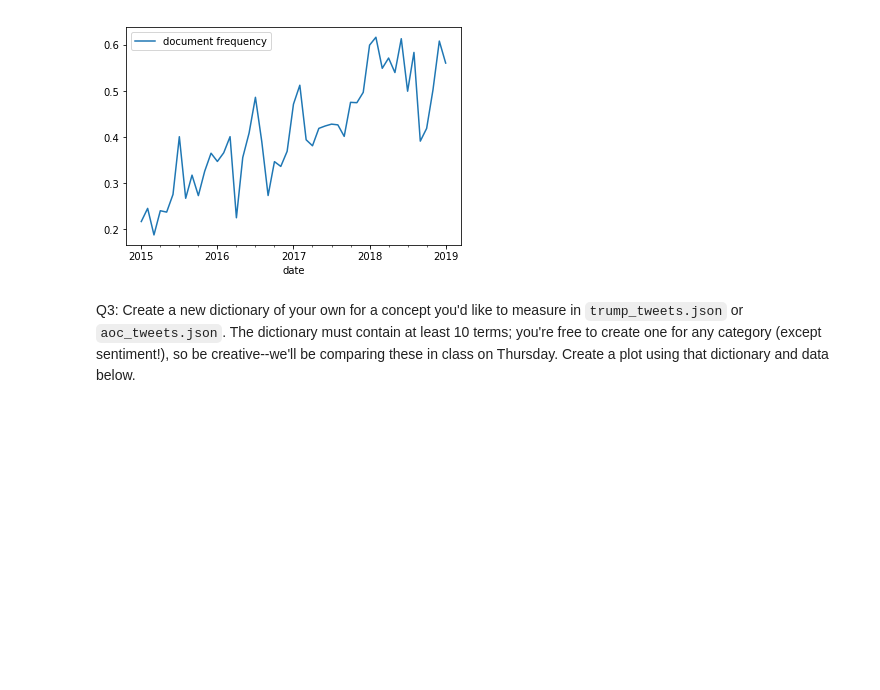
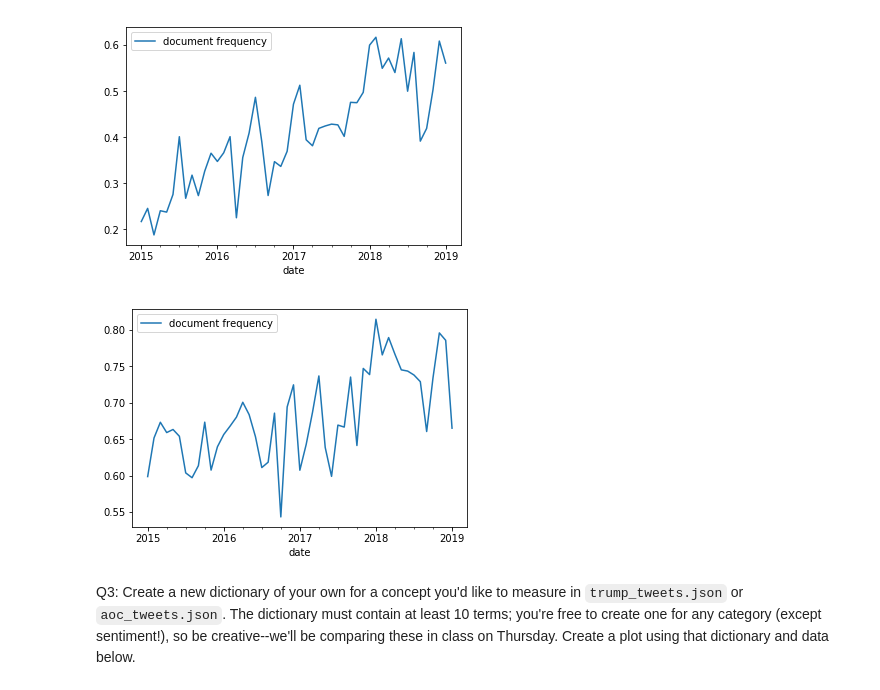
Before and after one commit to gdomnijl/anlp19, a Jupyter notebook: 3.dictionaries/DictionaryTimeSeries_TODO.ipynb, the cells around one changed output. Saved outputs shown, nothing was run; the diff lists cells and outputs as text; code cells hidden in the pictures; blank space fills up the shorter version.

```diff
--- a/3.dictionaries/DictionaryTimeSeries_TODO.ipynb
+++ b/3.dictionaries/DictionaryTimeSeries_TODO.ipynb
@@ -126,5 +124,11 @@ counts=dictionary_document_count(tweets, negative)
 plot_time(counts)
 # %% [output]
 [figure]
+# %%
+## For personal exploration
+counts2=dictionary_document_count(tweets, positive)
+plot_time(counts2)
+# %% [output]
+[figure, added]
 # %% [markdown]
 Q3: Create a new dictionary of your own for a concept you'd like to measure in `trump_tweets.json` or `aoc_tweets.json`.  The dictionary must contain at least 10 terms; you're free to create one for any category (except sentiment!), so be creative--we'll be comparing these in class on Thursday. Create a plot using that dictionary and data below.
```
Also changed, not shown: parts of 11 cells of this notebook.
